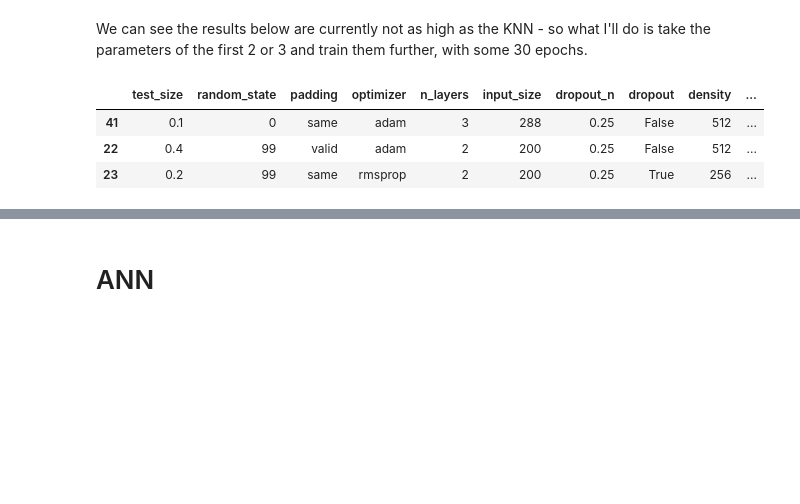
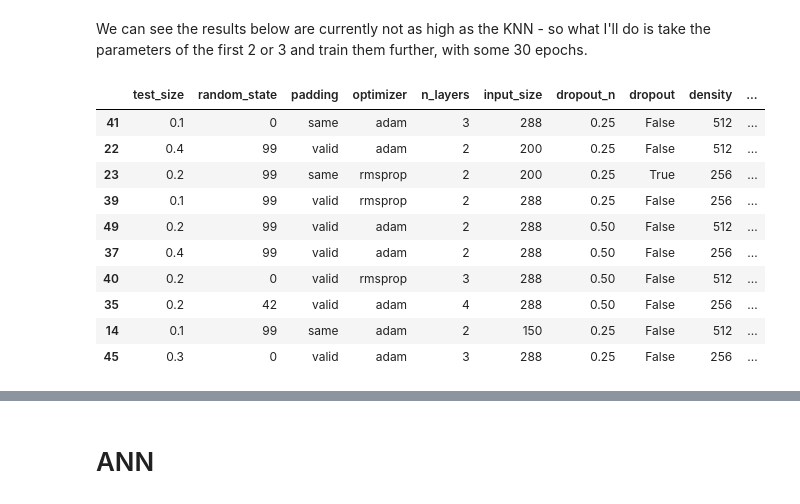
Before and after one commit to etiank/Jupyter-ML, a Jupyter notebook: main.ipynb, the cells around one changed output, grey strips where cells are left out. Cells and saved outputs as stored; diff of their text form; code cells hidden in the pictures; blank space fills up the shorter version.

```diff
--- a/main.ipynb
+++ b/main.ipynb
@@ -816,11 +806,18 @@ We can see the results below are currently not as high as the KNN - so what I'll
 # %%
 df_cnn = pd.read_csv("cnn-data.csv")
 df_cnn_sorted = df_cnn.sort_values(by="accuracy", ascending=False)
 
-df_cnn_sorted.head(3)
+df_cnn_sorted.head(10)
 # %% [output]
 |  | test_size | random_state | padding | optimizer | n_layers | input_size | dropout_n | dropout | density | ... |
 | 41 | 0.1 | 0 | same | adam | 3 | 288 | 0.25 | False | 512 | ... |
 | 22 | 0.4 | 99 | valid | adam | 2 | 200 | 0.25 | False | 512 | ... |
 | 23 | 0.2 | 99 | same | rmsprop | 2 | 200 | 0.25 | True | 256 | ... |
+| 39 | 0.1 | 99 | valid | rmsprop | 2 | 288 | 0.25 | False | 256 | ... |
+| 49 | 0.2 | 99 | valid | adam | 2 | 288 | 0.50 | False | 512 | ... |
+| 37 | 0.4 | 99 | valid | adam | 2 | 288 | 0.50 | False | 256 | ... |
+| 40 | 0.2 | 0 | valid | rmsprop | 3 | 288 | 0.50 | False | 512 | ... |
+| 35 | 0.2 | 42 | valid | adam | 4 | 288 | 0.50 | False | 256 | ... |
+| 14 | 0.1 | 99 | same | adam | 2 | 150 | 0.25 | False | 512 | ... |
+| 45 | 0.3 | 0 | valid | adam | 3 | 288 | 0.25 | False | 256 | ... |
 # %%
```
Also changed, not shown: parts of 7 cells of this notebook, 5 other files.
